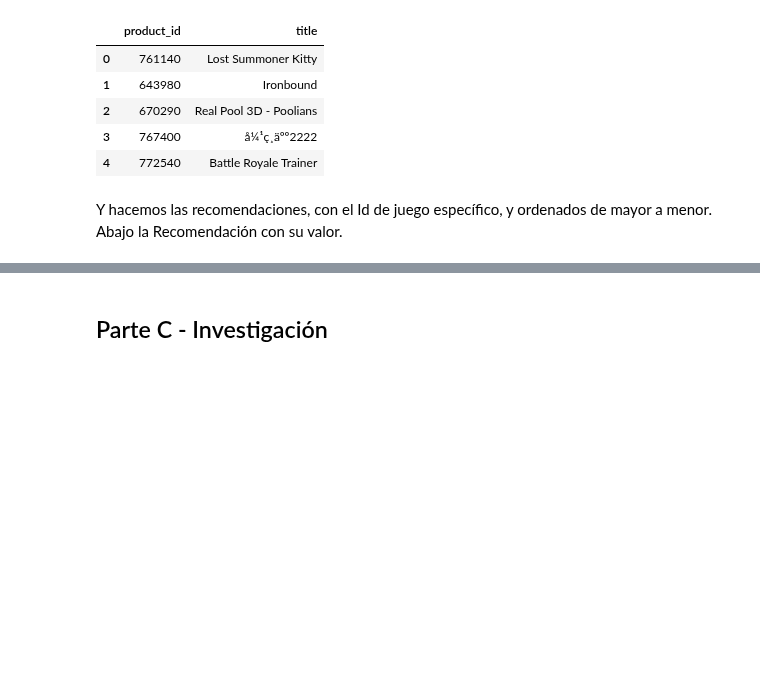
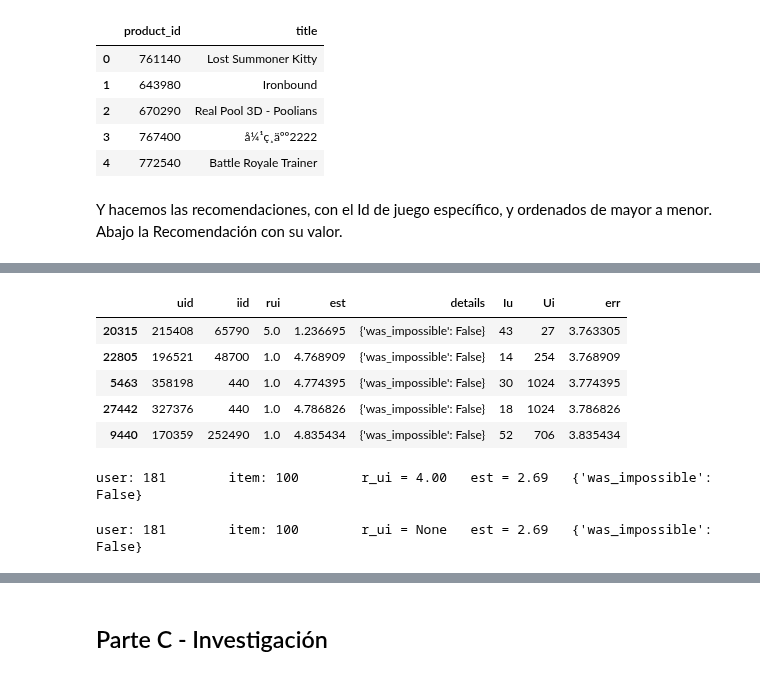
Before and after one commit to alseveso/AcamicaDS, a Jupyter notebook: Proyecto 3/A. Proyecto 03_Alejandra Seveso.ipynb, the cells around one changed output, grey strips where cells are left out. Saved outputs shown, nothing was run; the diff lists cells and outputs as text; code cells hidden in the pictures; blank space fills up the shorter version.

```diff
--- a/Proyecto 3/A. Proyecto 03_Alejandra Seveso.ipynb
+++ b/Proyecto 3/A. Proyecto 03_Alejandra Seveso.ipynb
@@ -1323,0 +1416,18 @@ print(recomendaciones_usuario.head(10))
+# %%
+worst_predictions.head()
+# %% [output]
+|  | uid | iid | rui | est | details | Iu | Ui | err |
+| 20315 | 215408 | 65790 | 5.0 | 1.236695 | {'was_impossible': False} | 43 | 27 | 3.763305 |
+| 22805 | 196521 | 48700 | 1.0 | 4.768909 | {'was_impossible': False} | 14 | 254 | 3.768909 |
+| 5463 | 358198 | 440 | 1.0 | 4.774395 | {'was_impossible': False} | 30 | 1024 | 3.774395 |
+| 27442 | 327376 | 440 | 1.0 | 4.786826 | {'was_impossible': False} | 18 | 1024 | 3.786826 |
+| 9440 | 170359 | 252490 | 1.0 | 4.835434 | {'was_impossible': False} | 52 | 706 | 3.835434 |
+# %%
+# get a prediction for specific users and items.
+pred = algo.predict('181', '100', r_ui=4, verbose=True)
+# %% [output]
+user: 181        item: 100        r_ui = 4.00   est = 2.69   {'was_impossible': False}
+# %%
+pred = algo.predict('181', '100', verbose=True)
+# %% [output]
+user: 181        item: 100        r_ui = None   est = 2.69   {'was_impossible': False}
```
Also changed, not shown: parts of 20 cells of this notebook, 1 other file.
